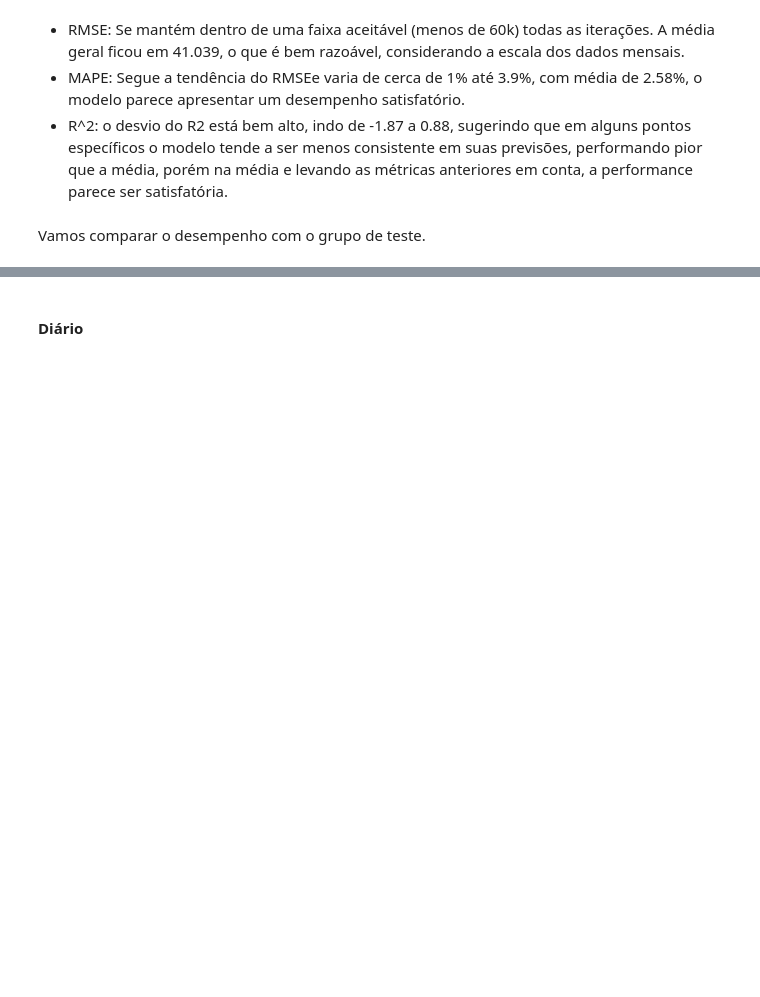
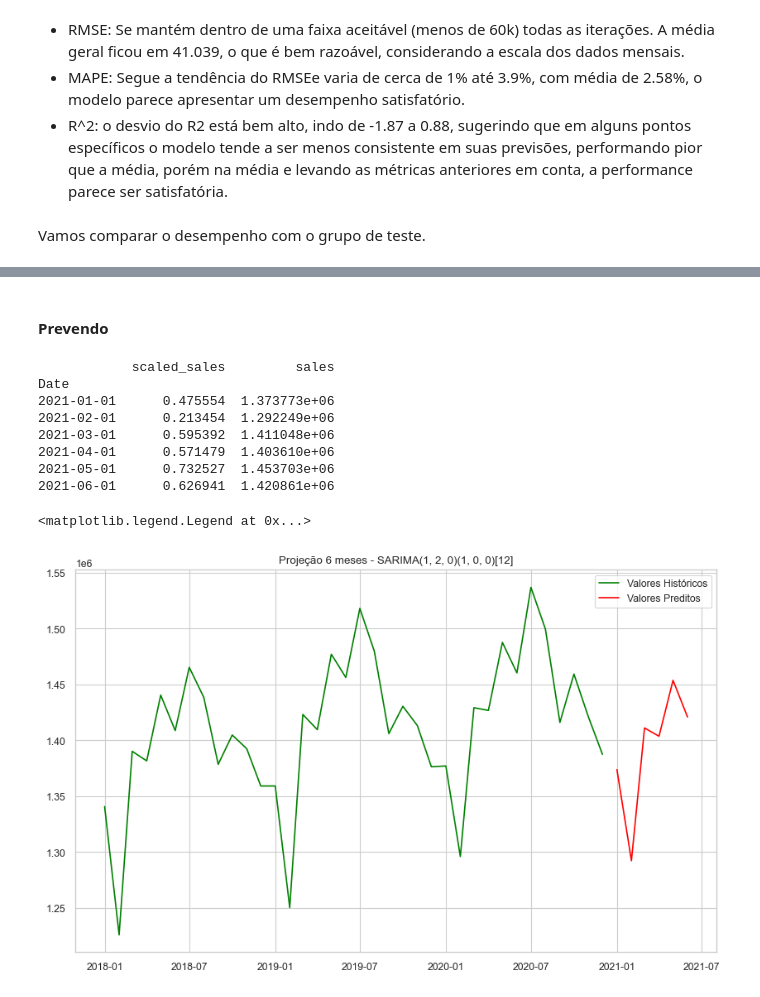
Before and after one commit to jpantunesds/time_series_wine, a Jupyter notebook: TIME.IPYNB, the cells around one changed output, grey strips where cells are left out. Drawn from its saved outputs; the diff is of its cells as text; code cells hidden in the pictures; blank space fills up the shorter version.

```diff
--- a/TIME.IPYNB
+++ b/TIME.IPYNB
@@ -771,16 +773,40 @@ plt.legend(['Treino','Valores preditos','Valores reais'])
 <matplotlib.legend.Legend at 0x...>
 [figure]
 # %% [markdown]
-#### Diário
+#### Prevendo
-# %%
-# realizando a validação cruzada:
-# O cenário hipotético é que deseja-se prever o volume de vendas da semana seguinte
-# na primiera iteração treina com os dados do ano de 2018 e valida prevendo 30 dias no futuro
-# depois treino com os dados do ano de 2018 + 30 dias e valida prevendo mais 30 dias, e assim sucessivamente até o fim de 2019
-tamanho_inicial_treino = 365 # um ano de dados diários
-horizonte = 30 # previsão de 30 dias
-passo = 30 # move 30 dias no futuro a cada iteração
-ordem = (0,1,1)
-ordem_sazonal = (1,0,2,7)
-
-# previsoes, reais = validacao_cruzada_sarima(train, tamanho_inicial_treino, horizonte, passo, ordem, ordem_sazonal)
+# %%
+# Aplicando o scaler na série total
+df_mes_scaled_array = scaler.fit_transform(df_mes.values.reshape(-1, 1))
+
+# Retornando os dados para o formato dataframe
+df_mes_scaled = pd.DataFrame(df_mes_scaled_array, index=df_mes.index, columns=['scaled_sales'])
+# %%
+# treinando o modelo com a série total
+modelo_final = SARIMAX(df_mes_scaled, order=ordem, seasonal_order=ordem_sazonal).fit(disp=0)
+# %%
+# prevendo o primeiro semestre de 2021
+forecast = modelo_final.forecast(steps=6)
+predito_final_scaled = forecast.to_frame('scaled_sales')
+predito_final_scaled.index.name = 'Date'
+
+# Retornando para a escala original
+predito_final = predito_final_scaled.copy()
+predito_final['sales'] = predito_final_scaled['scaled_sales'] * (df_mes['sales'].max() - df_mes['sales'].min()) + df_mes['sales'].min()
+print(predito_final)
+
+# Plotando o gráfico
+plt.plot(df_mes['sales'], color='green')
+plt.plot(predito_final['sales'],color='red')
+plt.title(f"Projeção 6 meses - SARIMA(1, 2, 0)(1, 0, 0)[12]")
+plt.legend(['Valores Históricos', 'Valores Preditos'])
+# %% [output]
+            scaled_sales         sales
+Date
+2021-01-01      0.475554  1.373773e+06
+2021-02-01      0.213454  1.292249e+06
+2021-03-01      0.595392  1.411048e+06
+2021-04-01      0.571479  1.403610e+06
+2021-05-01      0.732527  1.453703e+06
+2021-06-01      0.626941  1.420861e+06
+<matplotlib.legend.Legend at 0x...>
+[figure, added]
```
Also changed, not shown: parts of 27 cells of this notebook.
